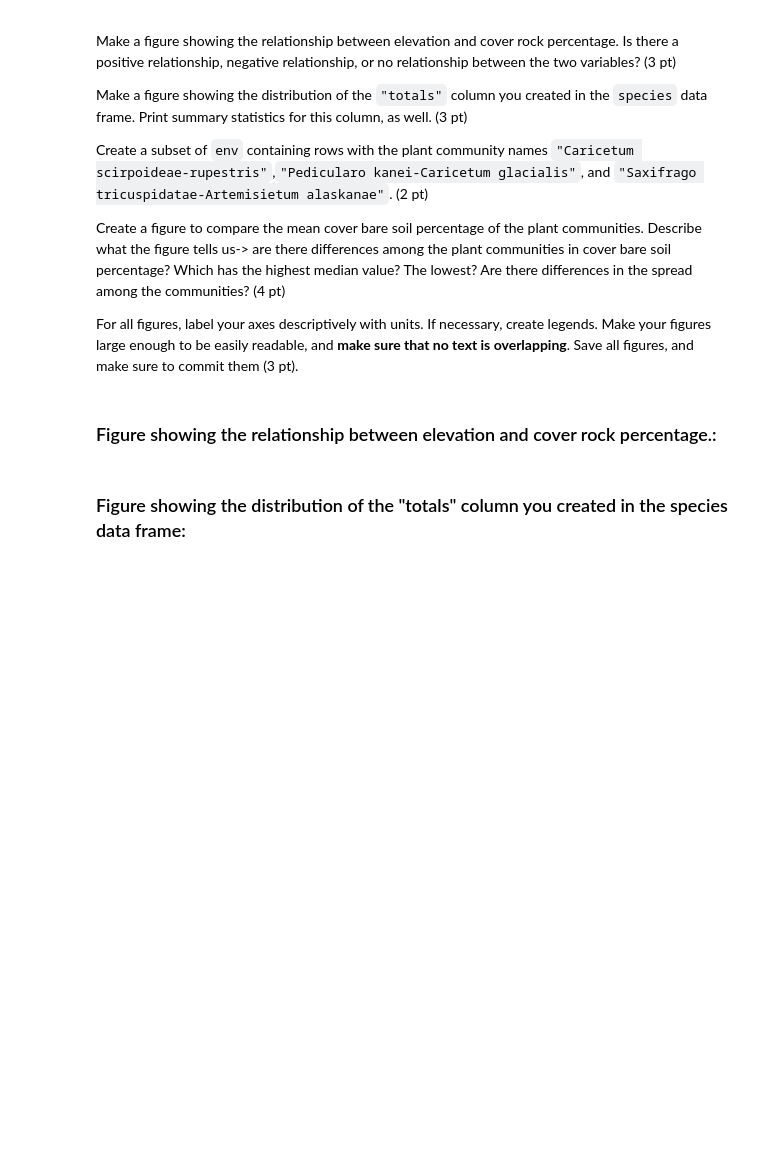
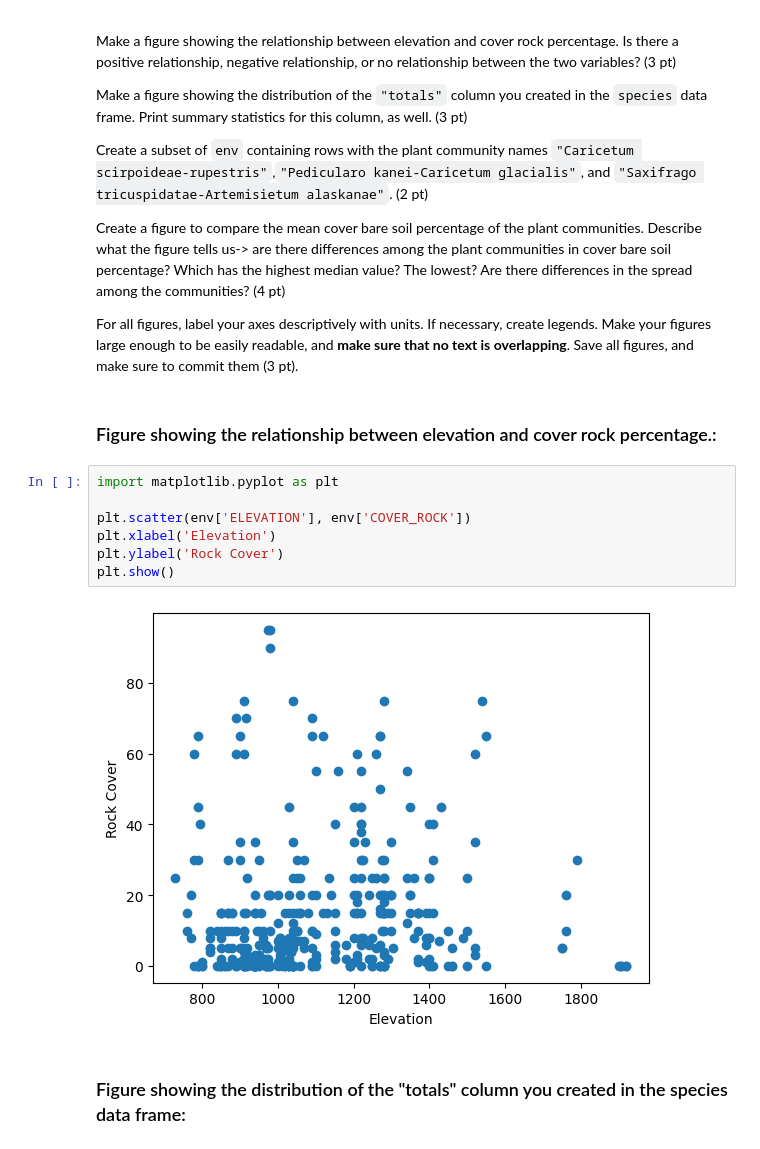
Before and after one commit to Mcaplovitz/Envs110-assignment-4, a Jupyter notebook: answers.ipynb, the cells around one changed output. Cells and saved outputs as stored; diff of their text form; blank space fills up the shorter version.

Commit message:
plotting

```diff
--- a/answers.ipynb
+++ b/answers.ipynb
@@ -165,5 +165,14 @@ Create a figure to compare the mean cover bare soil percentage of the plant comm
 For all figures, label your axes descriptively with units. If necessary, create legends. Make your figures large enough to be easily readable, and **make sure that no text is overlapping**. Save all figures, and make sure to commit them (3 pt).
 # %% [markdown]
 <h3> Figure showing the relationship between elevation and cover rock percentage.:
+# %%
+import matplotlib.pyplot as plt
+
+plt.scatter(env['ELEVATION'], env['COVER_ROCK'])
+plt.xlabel('Elevation')
+plt.ylabel('Rock Cover')
+plt.show()
+# %% [output]
+[figure, added]
 # %% [markdown]
 <h3> Figure showing the distribution of the "totals" column you created in the species data frame:
```
Also changed, not shown: parts of 3 cells of this notebook.
